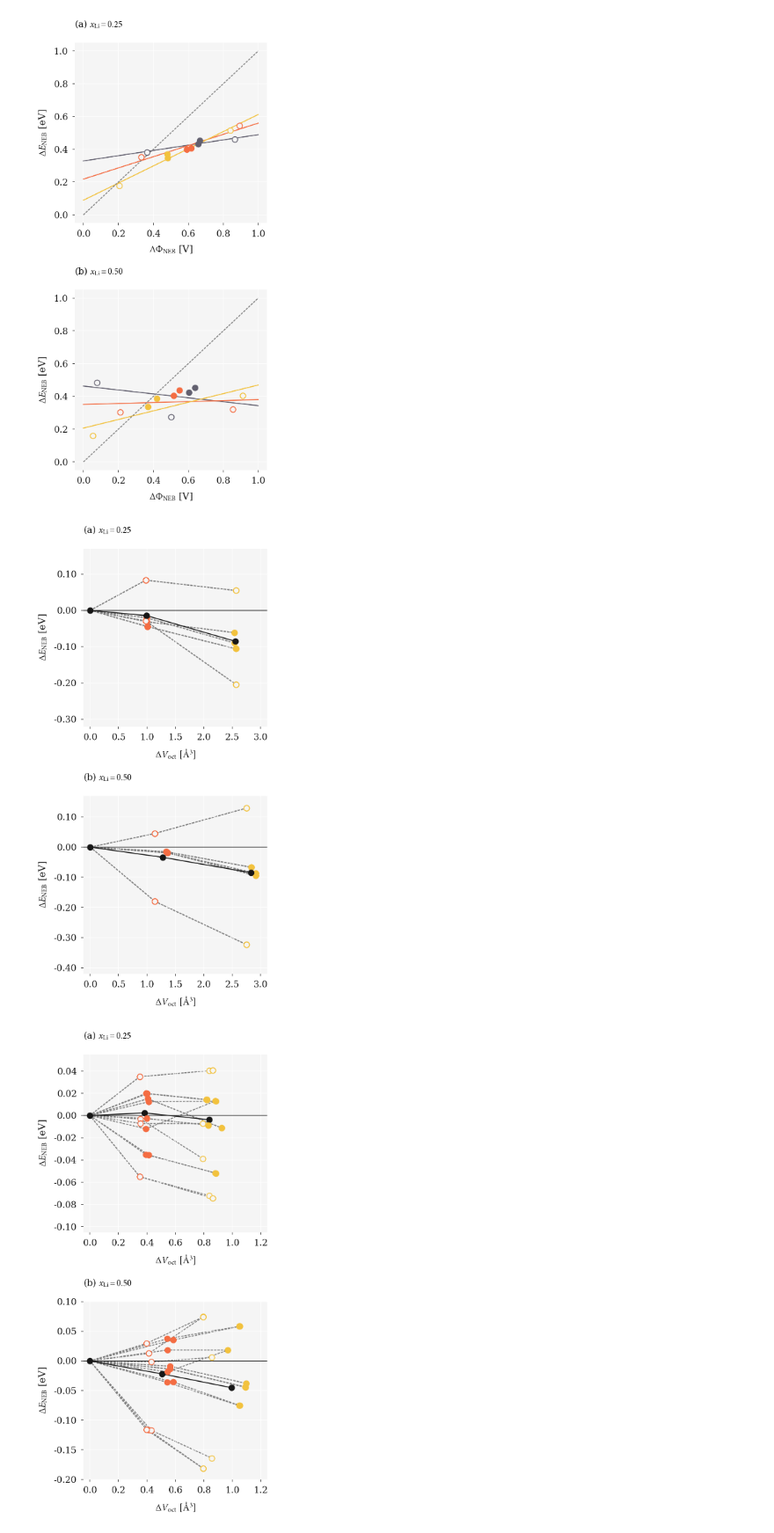
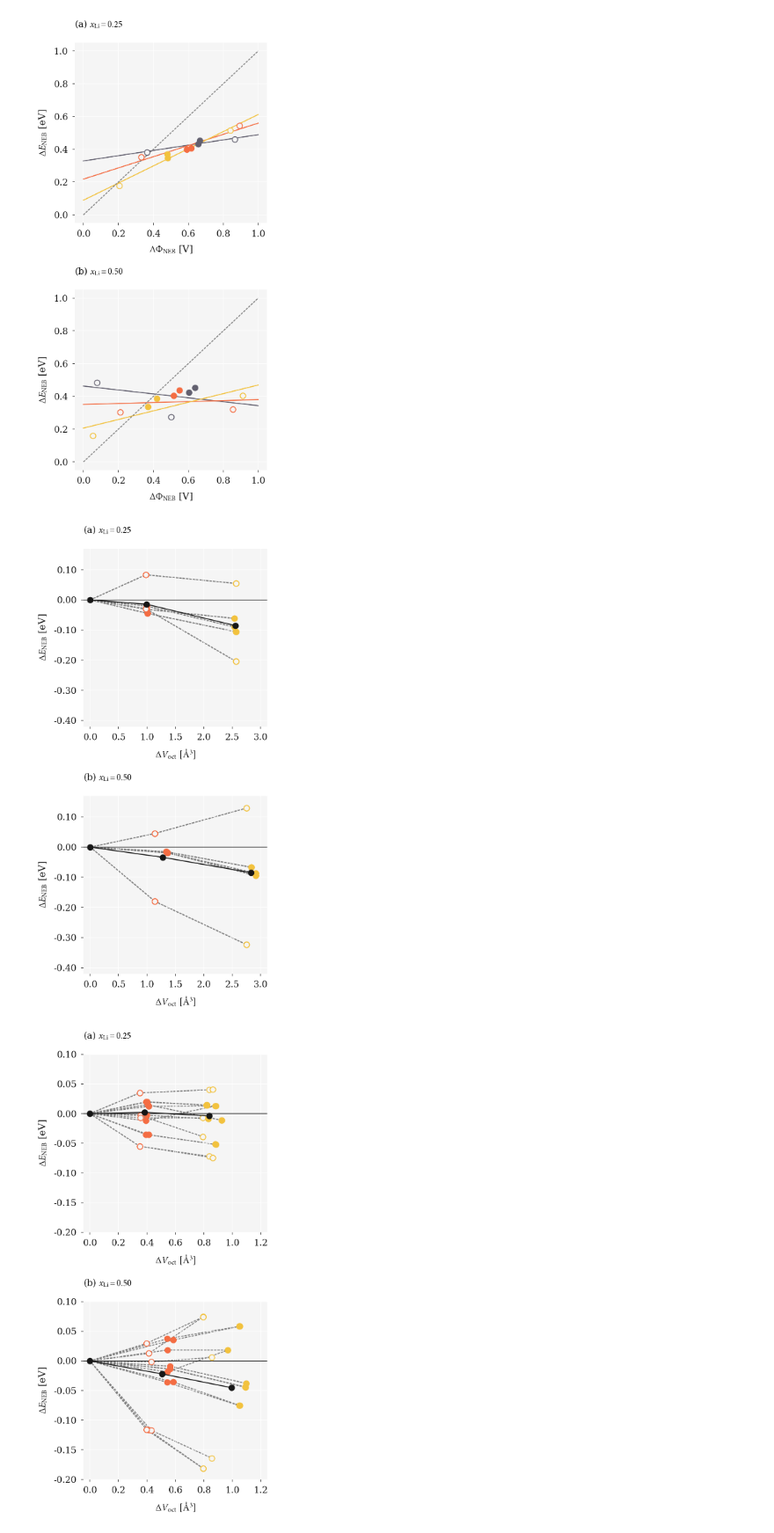
Before and after one commit to bjmorgan/data_NEB_spinel, a Jupyter notebook: analysis/spinel_paper_generating_figures.ipynb, the cells around one changed output. Shown at 88% size. Drawn from its saved outputs; the diff is of its cells as text; code cells hidden in the pictures.

Commit message:
Delta V oct figures now plotted over consistent energy ranges

```diff
--- a/analysis/spinel_paper_generating_figures.ipynb
+++ b/analysis/spinel_paper_generating_figures.ipynb
@@ -528,7 +528,7 @@ for i, conc in enumerate( [ 0.25, 0.50 ] ):
 
     axes[i].set_title( title[i], fontsize=fontsize, loc='left')
 
-axes[0].set_ylim([-0.32,0.17])
+axes[0].set_ylim([-0.42,0.17])
 axes[1].set_ylim([-0.42,0.17])
 axes[0].set_xlim([-0.12,3.12])
 axes[1].set_xlim([-0.12,3.12])
@@ -540,7 +540,7 @@ plt.savefig( '{}/oct_vol_vs_delta_e_iso.pdf'.format( figures_dir, conc ) )
 
 ff.set_rcParams( ff.master_formatting )
 # %% [output]
-[figure, old version]
+[figure, new version]
 # %%
 '''
 Figure 9
@@ -588,7 +588,7 @@ for i, conc in enumerate( [ 0.25, 0.50 ] ):
         loc = ( df['axes'] == ax ) & ( df.conc == conc ) & ( df.strain == strain )
         x.append( df[ loc ].dPolyV.mean() )
         y.append( df[ loc ].dEbar.mean() )
-    axes[i].plot(x,y,'co',c=ff.nearly_black, linestyle='solid',label='average', clip_on=False, zorder=2 )
+    axes[i].plot(x,y,'co',c=ff.nearly_black, linestyle='solid',label='average', clip_on=False, zorder=3 )
 
     lm_lab = False
     lt_lab = False
@@ -607,35 +607,35 @@ for i, conc in enumerate( [ 0.25, 0.50 ] ):
 
                 if strain == 'LM':
                     if lm_lab == True:
                         label = None
                     else:
                         label = r"LiMn$_2$O$_4$"
                         lm_lab = True
 
                 x=[]
                 y=[]
                 loc = ( df.path == path ) & ( df['axes'] == ax ) & ( df.conc == conc ) & ( df.strain == strain )
                 x.append( df[ loc ].dPolyV.values[0] )
                 y.append( df[ loc ].dEbar.values[0] )
                 axes[i].plot(x,y,'ro', c=col, label=label, alpha=1.0, zorder=2 )
                 if path in [ '3', '3R' ]:
                     axes[i].plot( x,y,'ro', c=ff.lighter_grey, ms=7.3, zorder=2 )
 
     axes[i].set_title( title[i], fontsize=fontsize, loc='left')
 
-axes[0].set_ylim([-0.105,0.055])
+axes[0].set_ylim([-0.2,0.1])
 axes[0].set_xlim([-0.045,1.245])
 axes[1].set_ylim([-0.20,0.10])
 axes[1].set_xlim([-0.045,1.245])
 axes[0].set_xticks(np.linspace(0.0,1.2,7))
 axes[1].set_xticks(np.linspace(0.0,1.2,7))
 
 plt.tight_layout()
 plt.savefig( '{}/oct_vol_vs_delta_e_aniso.pdf'.format( figures_dir, conc ) )
 
 ff.set_rcParams( ff.master_formatting )
 # %% [output]
-[figure, old version]
+[figure, new version]
 # %%
 %load_ext version_information
 %version_information pandas, numpy, matplotlib, scipy, version_information
```
Also changed, not shown: parts of 1 cell of this notebook, 7 other files.
